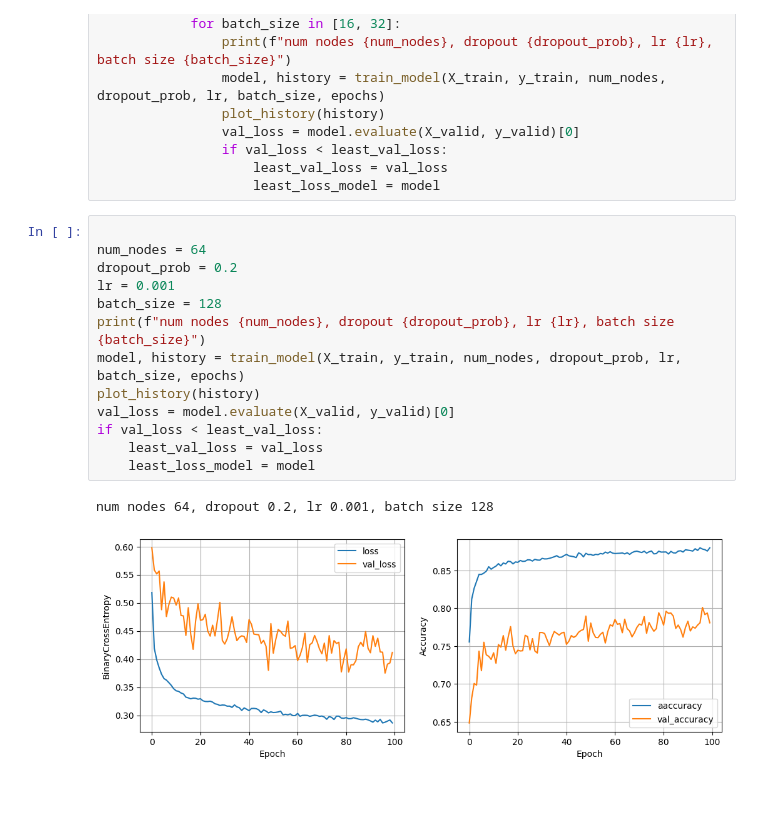
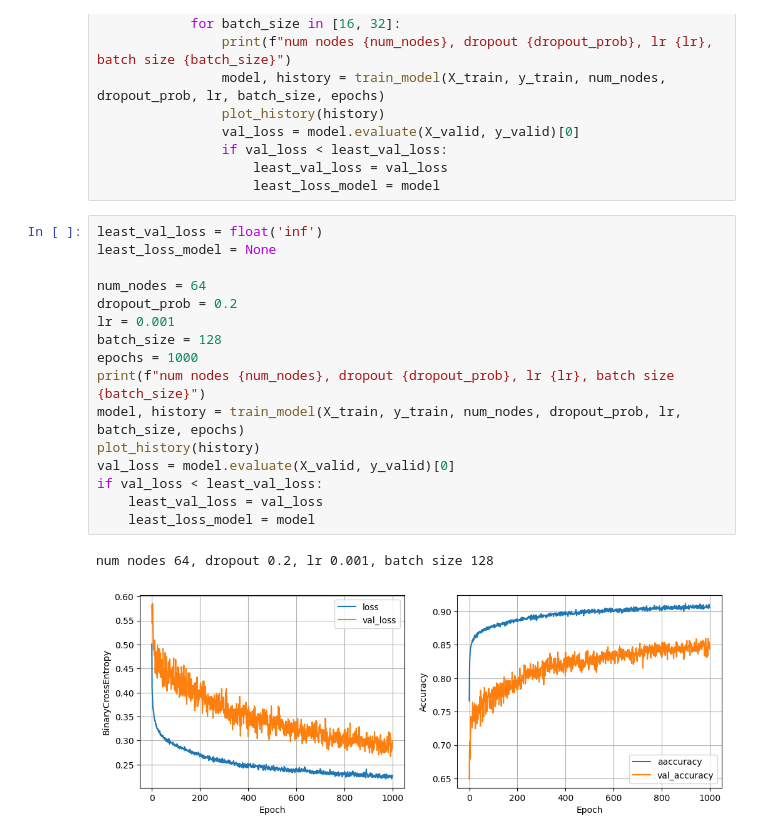
Before and after one commit to JCarlosM10/Introduction-to-Machine-Learning, a Jupyter notebook: ML.ipynb, the cells around one changed output. Saved outputs shown, nothing was run; the diff lists cells and outputs as text; blank space fills up the shorter version.

```diff
--- a/ML.ipynb
+++ b/ML.ipynb
@@ -220,18 +216,21 @@ for num_nodes in [16, 32]:
                     least_val_loss = val_loss
                     least_loss_model = model
 # %%
+least_val_loss = float('inf')
+least_loss_model = None
 
 num_nodes = 64
 dropout_prob = 0.2
 lr = 0.001
 batch_size = 128
+epochs = 1000
 print(f"num nodes {num_nodes}, dropout {dropout_prob}, lr {lr}, batch size {batch_size}")
 model, history = train_model(X_train, y_train, num_nodes, dropout_prob, lr, batch_size, epochs)
 plot_history(history)
 val_loss = model.evaluate(X_valid, y_valid)[0]
 if val_loss < least_val_loss:
     least_val_loss = val_loss
     least_loss_model = model
 # %% [output]
 num nodes 64, dropout 0.2, lr 0.001, batch size 128
-[figure, old version]
+[figure, new version]
```
Also changed, not shown: parts of 10 cells of this notebook, 3 other files.
